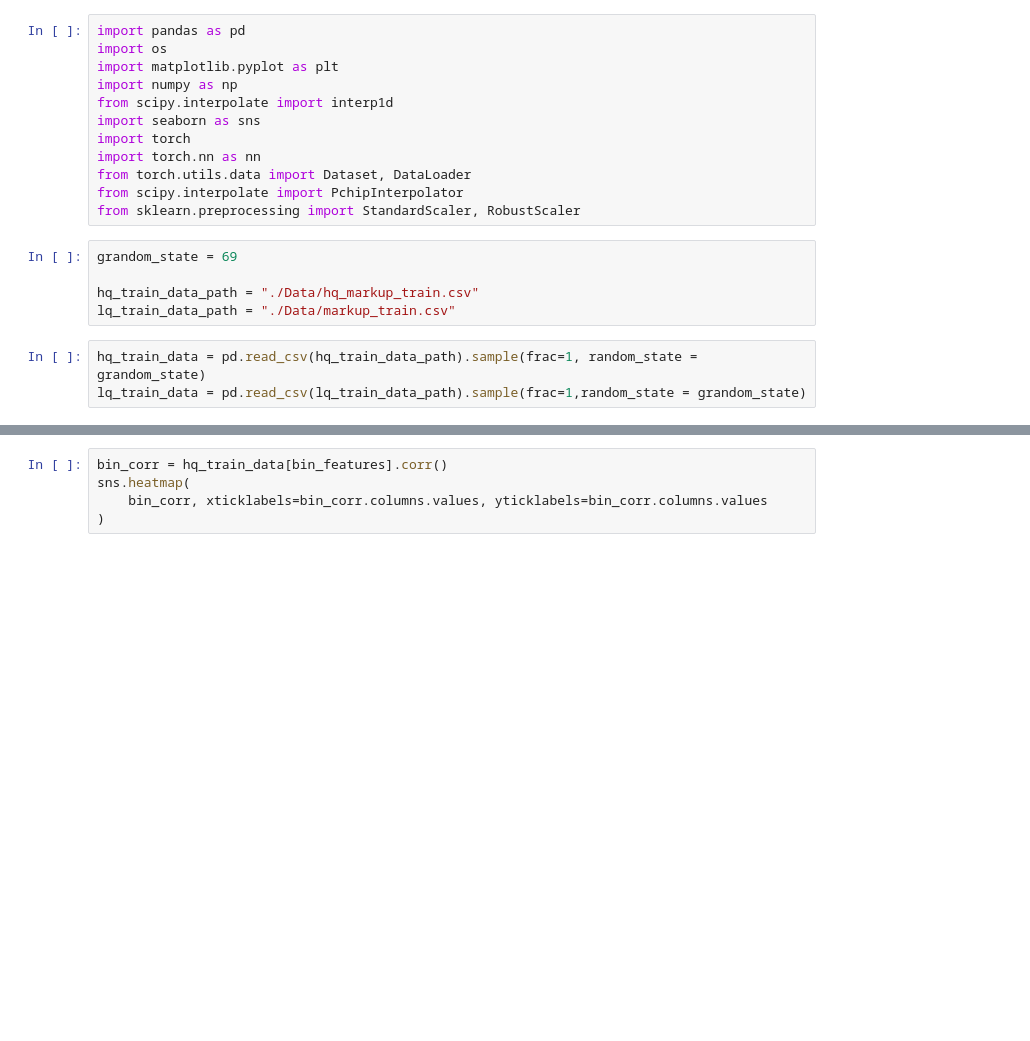
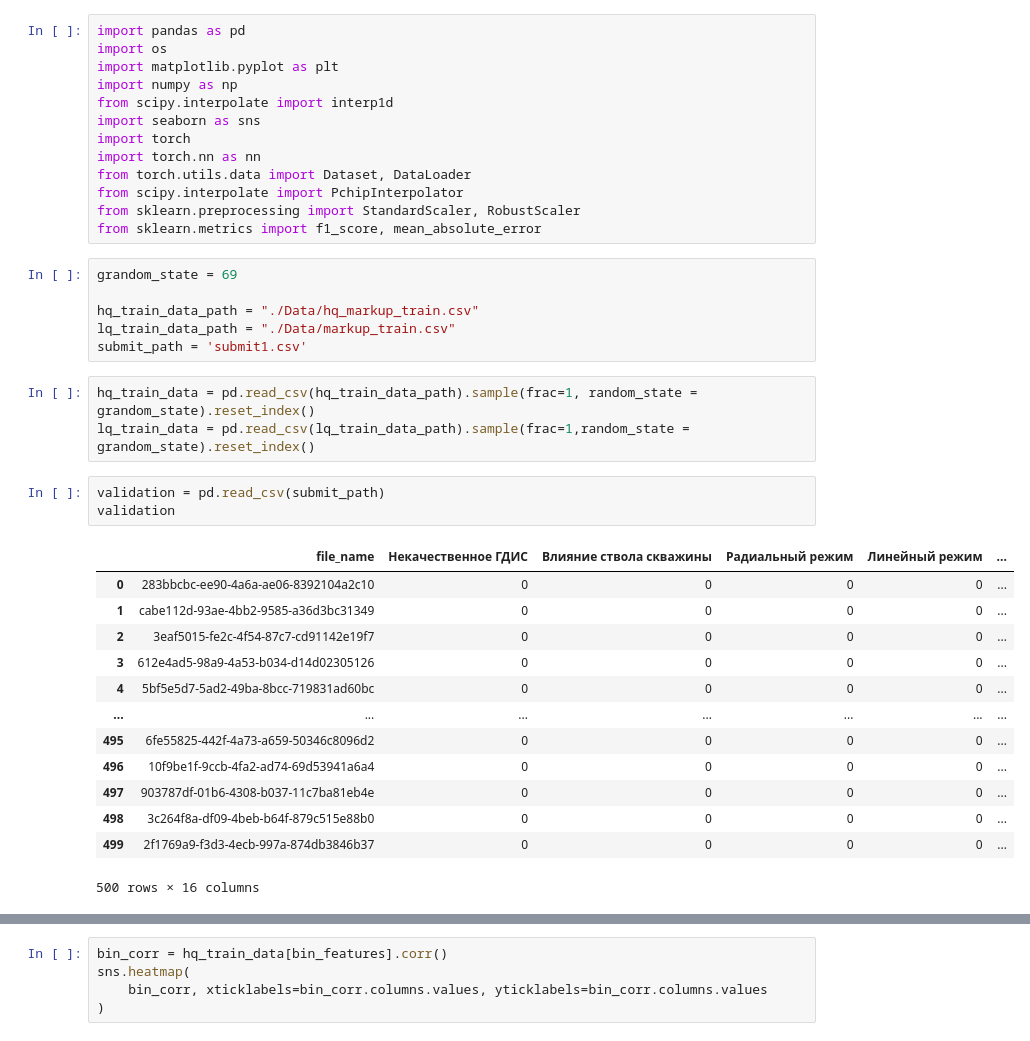
Before and after one commit to EZHOWWW/Siam, a Jupyter notebook: baseline.ipynb, the cells around one changed output, grey strips where cells are left out. Drawn from its saved outputs; the diff is of its cells as text; blank space fills up the shorter version.

```diff
--- a/baseline.ipynb
+++ b/baseline.ipynb
@@ -48,14 +48,33 @@ import torch.nn as nn
 from torch.utils.data import Dataset, DataLoader
 from scipy.interpolate import PchipInterpolator
 from sklearn.preprocessing import StandardScaler, RobustScaler
+from sklearn.metrics import f1_score, mean_absolute_error
 # %%
 grandom_state = 69
 
 hq_train_data_path = "./Data/hq_markup_train.csv"
 lq_train_data_path = "./Data/markup_train.csv"
+submit_path = 'submit1.csv'
 # %%
-hq_train_data = pd.read_csv(hq_train_data_path).sample(frac=1, random_state = grandom_state)
-lq_train_data = pd.read_csv(lq_train_data_path).sample(frac=1,random_state = grandom_state)
+hq_train_data = pd.read_csv(hq_train_data_path).sample(frac=1, random_state = grandom_state).reset_index()
+lq_train_data = pd.read_csv(lq_train_data_path).sample(frac=1,random_state = grandom_state).reset_index()
+# %%
+validation = pd.read_csv(submit_path)
+validation
+# %% [output]
+|  | file_name | Некачественное ГДИС | Влияние ствола скважины | Радиальный режим | Линейный режим | ... |
+| 0 | 283bbcbc-ee90-4a6a-ae06-8392104a2c10 | 0 | 0 | 0 | 0 | ... |
+| 1 | cabe112d-93ae-4bb2-9585-a36d3bc31349 | 0 | 0 | 0 | 0 | ... |
+| 2 | 3eaf5015-fe2c-4f54-87c7-cd91142e19f7 | 0 | 0 | 0 | 0 | ... |
+| 3 | 612e4ad5-98a9-4a53-b034-d14d02305126 | 0 | 0 | 0 | 0 | ... |
+| 4 | 5bf5e5d7-5ad2-49ba-8bcc-719831ad60bc | 0 | 0 | 0 | 0 | ... |
+| ... | ... | ... | ... | ... | ... | ... |
+| 495 | 6fe55825-442f-4a73-a659-50346c8096d2 | 0 | 0 | 0 | 0 | ... |
+| 496 | 10f9be1f-9ccb-4fa2-ad74-69d53941a6a4 | 0 | 0 | 0 | 0 | ... |
+| 497 | 903787df-01b6-4308-b037-11c7ba81eb4e | 0 | 0 | 0 | 0 | ... |
+| 498 | 3c264f8a-df09-4beb-b64f-879c515e88b0 | 0 | 0 | 0 | 0 | ... |
+| 499 | 2f1769a9-f3d3-4ecb-997a-874db3846b37 | 0 | 0 | 0 | 0 | ... |
+500 rows × 16 columns
 # %%
 bin_features = [
     "Некачественное ГДИС",
```
Also changed, not shown: parts of 17 cells of this notebook, 3 other files.
